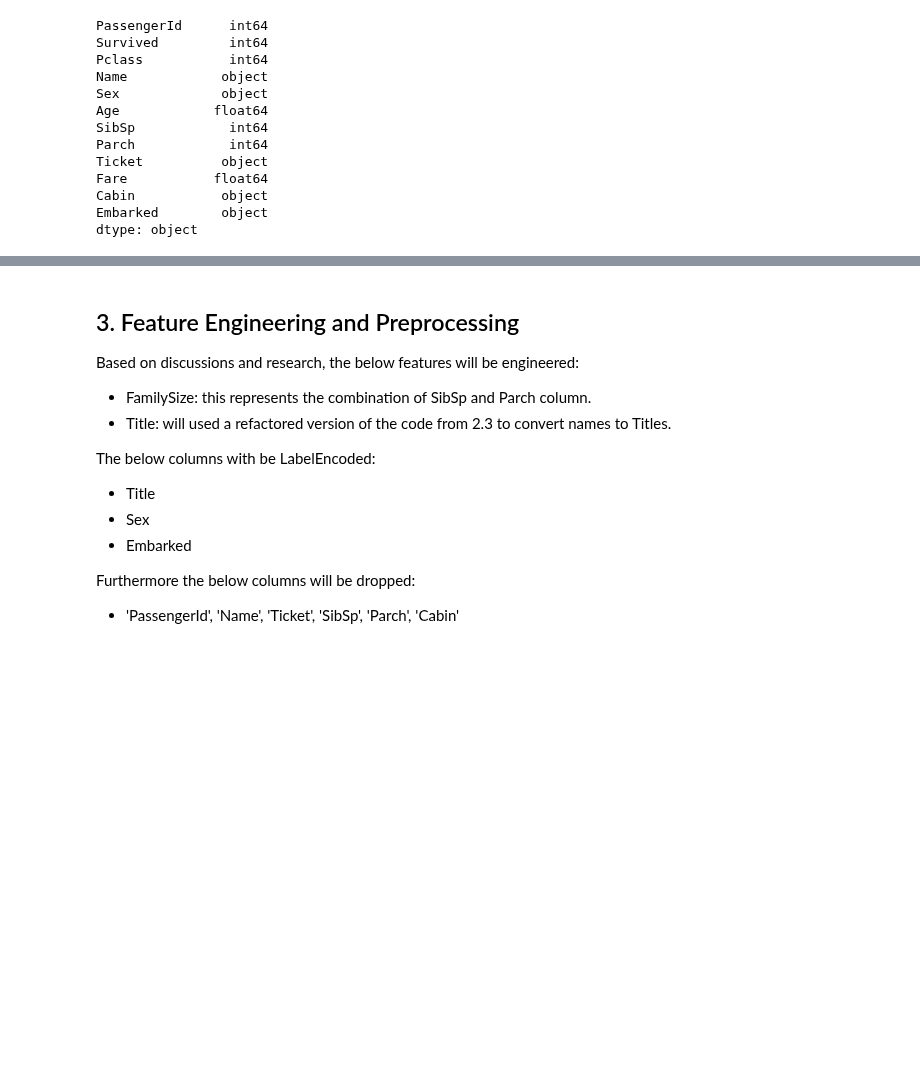
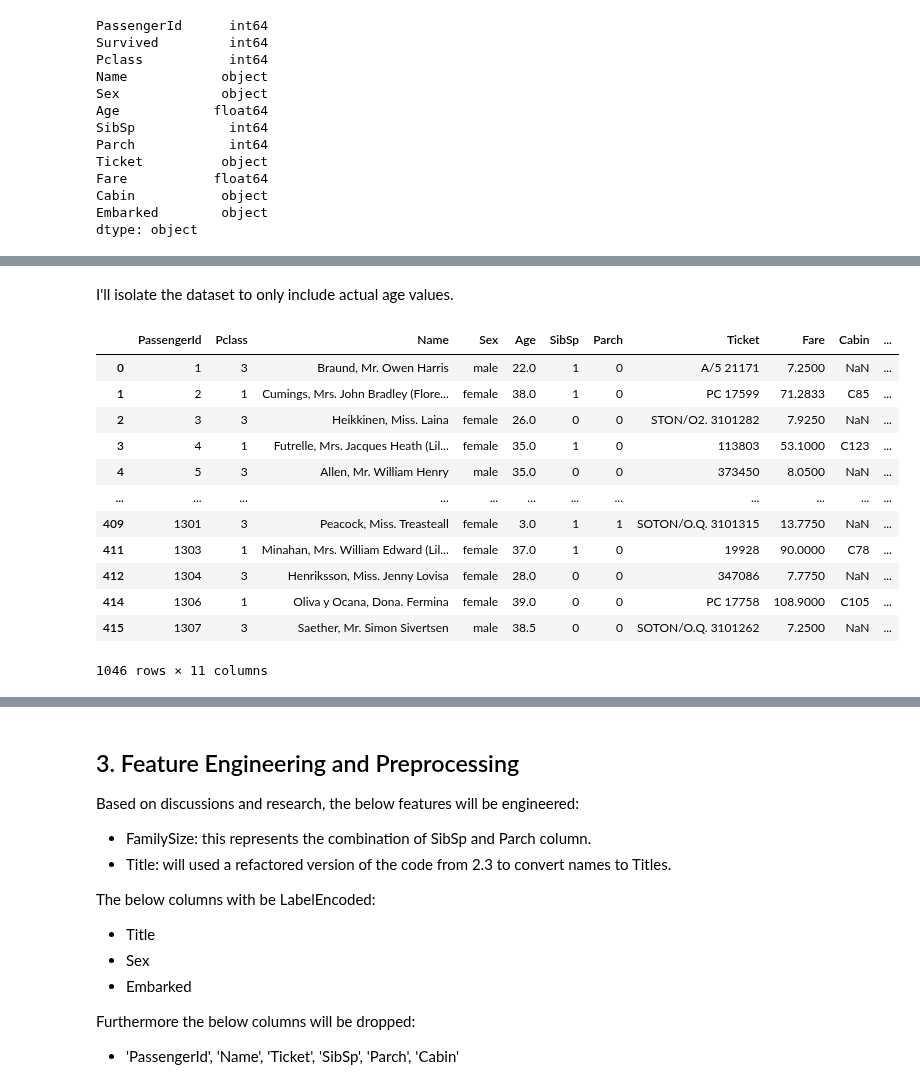
Before and after one commit to Mark-Barbaric/Kaggle, a Jupyter notebook: titanic/titanic.ipynb, the cells around one changed output, grey strips where cells are left out. Saved outputs shown, nothing was run; the diff lists cells and outputs as text; code cells hidden in the pictures; blank space fills up the shorter version.

```diff
--- a/titanic/titanic.ipynb
+++ b/titanic/titanic.ipynb
@@ -211,0 +179,2 @@ sns.heatmap(complete_df.corr(), annot=True)
+# %% [markdown]
+I'll isolate the dataset to only include actual age values.
@@ -211,0 +183,17 @@ sns.heatmap(complete_df.corr(), annot=True)
+# %%
+complete_age_df = investigation_df[~empty_age_mask]
+complete_age_df
+# %% [output]
+|  | PassengerId | Pclass | Name | Sex | Age | SibSp | Parch | Ticket | Fare | Cabin | ... |
+| 0 | 1 | 3 | Braund, Mr. Owen Harris | male | 22.0 | 1 | 0 | A/5 21171 | 7.2500 | NaN | ... |
+| 1 | 2 | 1 | Cumings, Mrs. John Bradley (Flore... | female | 38.0 | 1 | 0 | PC 17599 | 71.2833 | C85 | ... |
+| 2 | 3 | 3 | Heikkinen, Miss. Laina | female | 26.0 | 0 | 0 | STON/O2. 3101282 | 7.9250 | NaN | ... |
+| 3 | 4 | 1 | Futrelle, Mrs. Jacques Heath (Lil... | female | 35.0 | 1 | 0 | 113803 | 53.1000 | C123 | ... |
+| 4 | 5 | 3 | Allen, Mr. William Henry | male | 35.0 | 0 | 0 | 373450 | 8.0500 | NaN | ... |
+| ... | ... | ... | ... | ... | ... | ... | ... | ... | ... | ... | ... |
+| 409 | 1301 | 3 | Peacock, Miss. Treasteall | female | 3.0 | 1 | 1 | SOTON/O.Q. 3101315 | 13.7750 | NaN | ... |
+| 411 | 1303 | 1 | Minahan, Mrs. William Edward (Lil... | female | 37.0 | 1 | 0 | 19928 | 90.0000 | C78 | ... |
+| 412 | 1304 | 3 | Henriksson, Miss. Jenny Lovisa | female | 28.0 | 0 | 0 | 347086 | 7.7750 | NaN | ... |
+| 414 | 1306 | 1 | Oliva y Ocana, Dona. Fermina | female | 39.0 | 0 | 0 | PC 17758 | 108.9000 | C105 | ... |
+| 415 | 1307 | 3 | Saether, Mr. Simon Sivertsen | male | 38.5 | 0 | 0 | SOTON/O.Q. 3101262 | 7.2500 | NaN | ... |
+1046 rows × 11 columns
```
Also changed, not shown: parts of 46 cells of this notebook, 1 other file.
